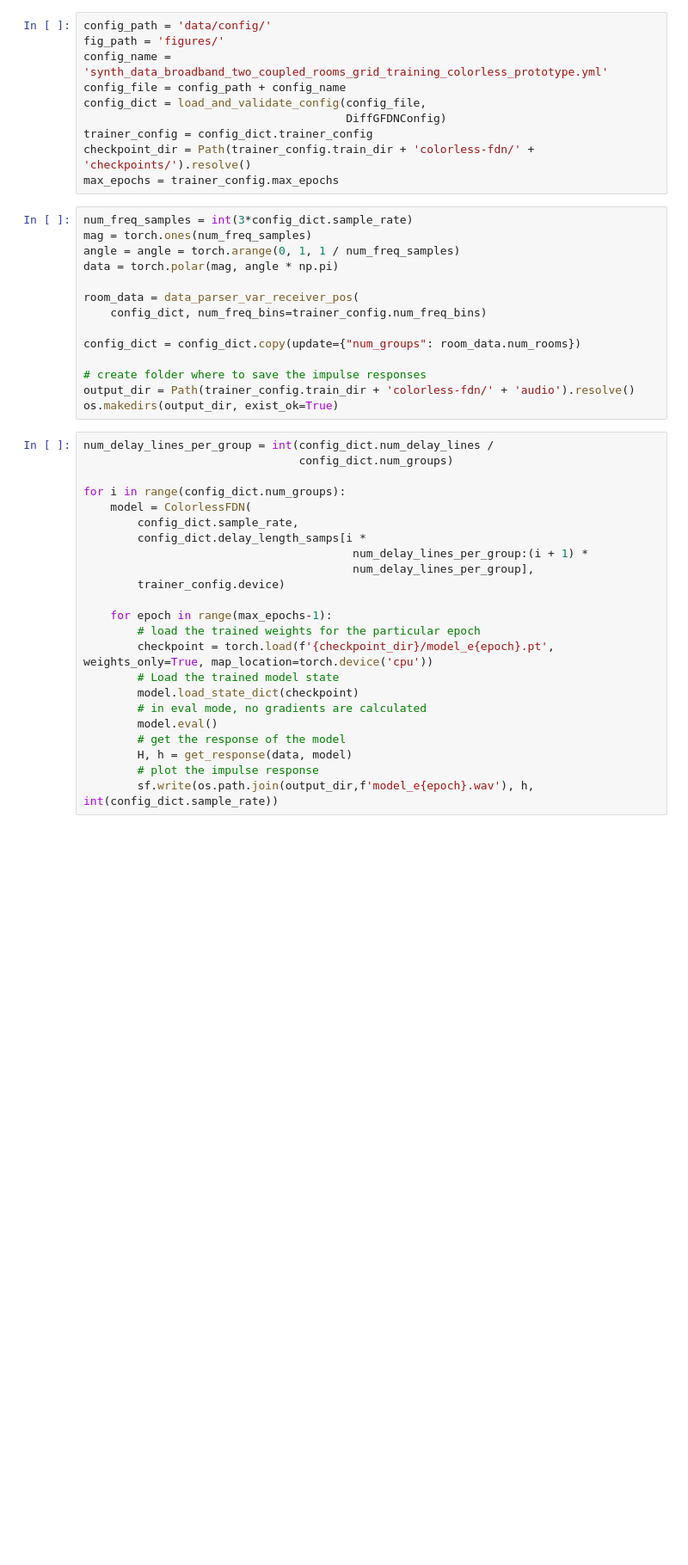
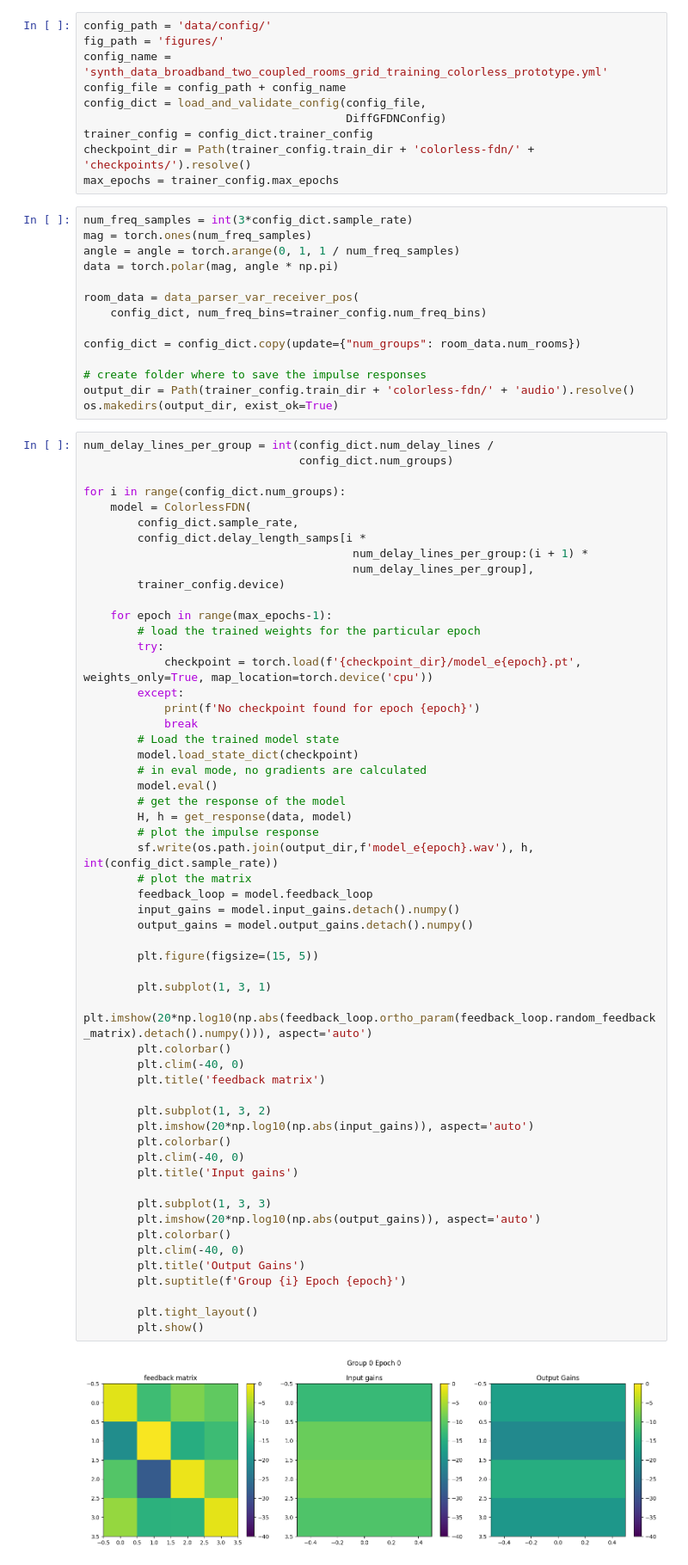
Before and after one commit to orchidas/DiffGFDN, a Jupyter notebook: notebooks/investigate_colorless_output.ipynb, the cells around one changed output. Shown at 86% size. Cells and saved outputs as stored; diff of their text form; blank space fills up the shorter version.

Commit message:
Plot feedback matrix and input/output gains during optimization

```diff
--- a/notebooks/investigate_colorless_output.ipynb
+++ b/notebooks/investigate_colorless_output.ipynb
@@ -44,24 +44,57 @@ os.makedirs(output_dir, exist_ok=True)
 # %%
 num_delay_lines_per_group = int(config_dict.num_delay_lines /
                                 config_dict.num_groups)
 
 for i in range(config_dict.num_groups):
     model = ColorlessFDN(
         config_dict.sample_rate,
         config_dict.delay_length_samps[i *
                                         num_delay_lines_per_group:(i + 1) *
                                         num_delay_lines_per_group],
         trainer_config.device)
 
     for epoch in range(max_epochs-1):
         # load the trained weights for the particular epoch
-        checkpoint = torch.load(f'{checkpoint_dir}/model_e{epoch}.pt', weights_only=True, map_location=torch.device('cpu'))
+        try:
+            checkpoint = torch.load(f'{checkpoint_dir}/model_e{epoch}.pt', weights_only=True, map_location=torch.device('cpu'))
+        except:
+            print(f'No checkpoint found for epoch {epoch}')
+            break
         # Load the trained model state
         model.load_state_dict(checkpoint)
         # in eval mode, no gradients are calculated
         model.eval()
         # get the response of the model
         H, h = get_response(data, model)
         # plot the impulse response
         sf.write(os.path.join(output_dir,f'model_e{epoch}.wav'), h, int(config_dict.sample_rate))
+        # plot the matrix
+        feedback_loop = model.feedback_loop
+        input_gains = model.input_gains.detach().numpy()
+        output_gains = model.output_gains.detach().numpy()
+
+        plt.figure(figsize=(15, 5))
+
+        plt.subplot(1, 3, 1)
+        plt.imshow(20*np.log10(np.abs(feedback_loop.ortho_param(feedback_loop.random_feedback_matrix).detach().numpy())), aspect='auto')
+        plt.colorbar()
+        plt.clim(-40, 0)
+        plt.title('feedback matrix')
+
+        plt.subplot(1, 3, 2)
+        plt.imshow(20*np.log10(np.abs(input_gains)), aspect='auto')
+        plt.colorbar()
+        plt.clim(-40, 0)
+        plt.title('Input gains')
+
+        plt.subplot(1, 3, 3)
+        plt.imshow(20*np.log10(np.abs(output_gains)), aspect='auto')
+        plt.colorbar()
+        plt.clim(-40, 0)
+        plt.title('Output Gains')
+        plt.suptitle(f'Group {i} Epoch {epoch}')
+
+        plt.tight_layout()
+        plt.show()
 # %% [output]
+[figure, added]
```
Also changed, not shown: parts of 1 cell of this notebook, 5 other files.
